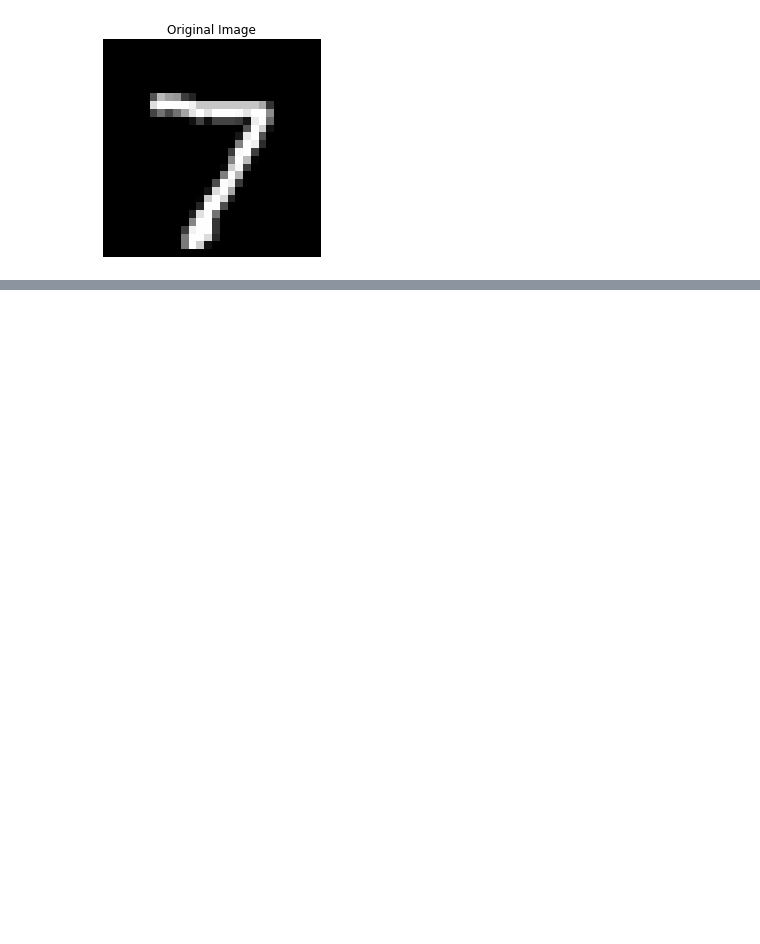
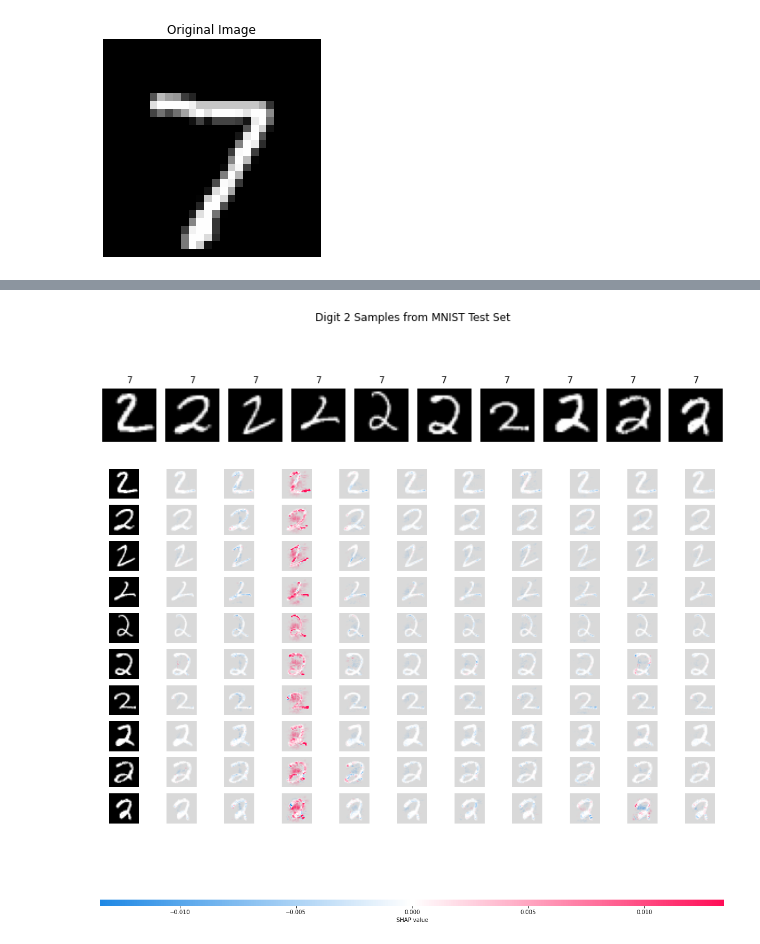
Before and after one commit to eigenhenry/experiments, a Jupyter notebook: nmist_data.ipynb, the cells around one changed output, grey strips where cells are left out. Cells and saved outputs as stored; diff of their text form; code cells hidden in the pictures; blank space fills up the shorter version.

```diff
--- a/nmist_data.ipynb
+++ b/nmist_data.ipynb
@@ -434,0 +450,31 @@ for i in range(len(digit_7_images)):
+# %%
+import numpy as np
+import matplotlib.pyplot as plt
+import shap
+
+
+digit_2_indices = np.where(y_test == 2)[0][:10]
+digit_2_images_np = x_test[digit_2_indices]
+
+
+plt.figure(figsize=(10, 3))
+for i in range(len(digit_2_images_np)):
+    plt.subplot(1, 10, i + 1)
+    plt.imshow(digit_2_images_np[i].squeeze(), cmap='gray')
+    plt.title("7", fontsize=10)
+    plt.axis('off')
+plt.suptitle("Digit 2 Samples from MNIST Test Set")
+plt.tight_layout()
+plt.show()
+
+
+
+# Ensure model is a Keras model
+explainer = shap.DeepExplainer(model, background)
+shap_values = explainer.shap_values(digit_2_images_np)
+
+# Plot SHAP values
+shap.image_plot(shap_values, digit_2_images_np)
+# %% [output]
+[figure, added]
+[figure, added]
```
Also changed, not shown: parts of 19 cells of this notebook.
